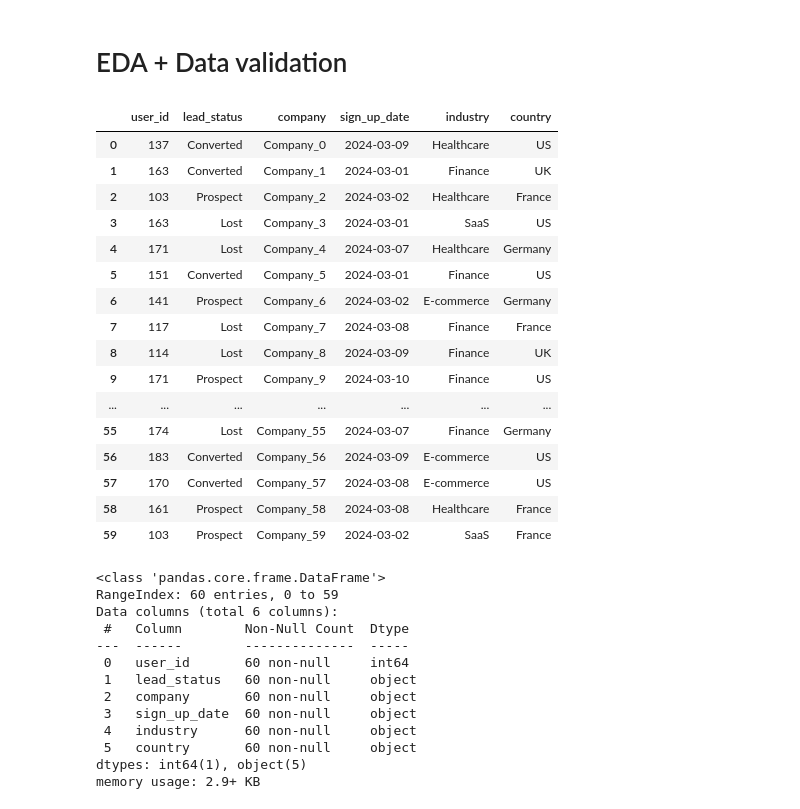
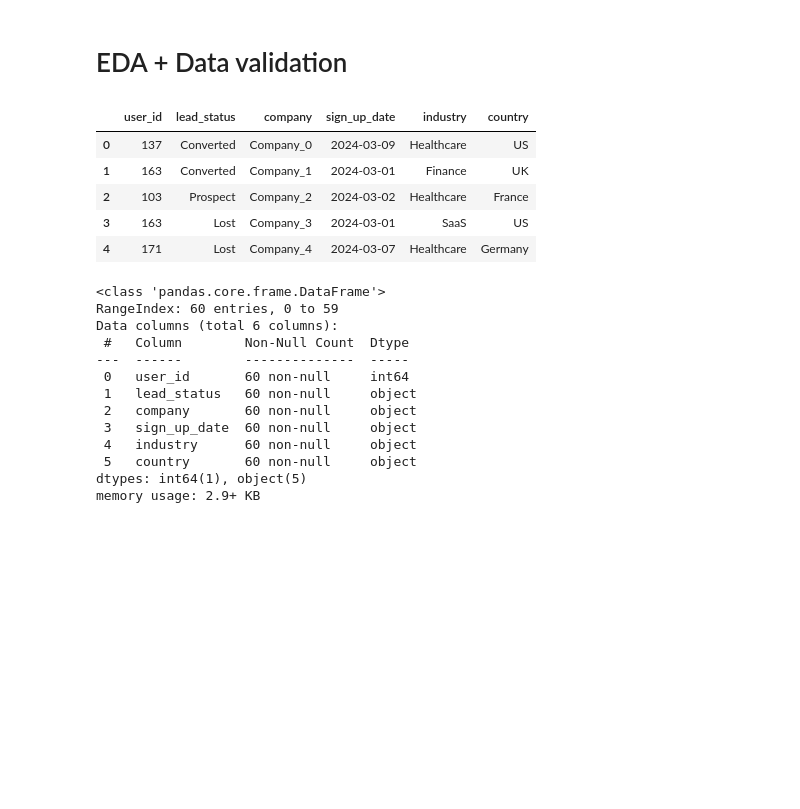
Before and after one commit to derfinn0501/case_study, a Jupyter notebook: process_data.ipynb, the cells around one changed output. Drawn from its saved outputs; the diff is of its cells as text; code cells hidden in the pictures; blank space fills up the shorter version.

```diff
--- a/process_data.ipynb
+++ b/process_data.ipynb
@@ -14,25 +18,14 @@ web_tracking_df = pd.read_csv(WEB_TRACKING_PATH)
 # %% [markdown]
 # EDA + Data validation
 # %%
-crm_df#.columns
+crm_df.head()
 # %% [output]
 |  | user_id | lead_status | company | sign_up_date | industry | country |
 | 0 | 137 | Converted | Company_0 | 2024-03-09 | Healthcare | US |
 | 1 | 163 | Converted | Company_1 | 2024-03-01 | Finance | UK |
 | 2 | 103 | Prospect | Company_2 | 2024-03-02 | Healthcare | France |
 | 3 | 163 | Lost | Company_3 | 2024-03-01 | SaaS | US |
 | 4 | 171 | Lost | Company_4 | 2024-03-07 | Healthcare | Germany |
-| 5 | 151 | Converted | Company_5 | 2024-03-01 | Finance | US |
-| 6 | 141 | Prospect | Company_6 | 2024-03-02 | E-commerce | Germany |
-| 7 | 117 | Lost | Company_7 | 2024-03-08 | Finance | France |
-| 8 | 114 | Lost | Company_8 | 2024-03-09 | Finance | UK |
-| 9 | 171 | Prospect | Company_9 | 2024-03-10 | Finance | US |
-| ... | ... | ... | ... | ... | ... | ... |
-| 55 | 174 | Lost | Company_55 | 2024-03-07 | Finance | Germany |
-| 56 | 183 | Converted | Company_56 | 2024-03-09 | E-commerce | US |
-| 57 | 170 | Converted | Company_57 | 2024-03-08 | E-commerce | US |
-| 58 | 161 | Prospect | Company_58 | 2024-03-08 | Healthcare | France |
-| 59 | 103 | Prospect | Company_59 | 2024-03-02 | SaaS | France |
 # %%
 crm_df.info()
 # %% [output]
```
Also changed, not shown: parts of 28 cells of this notebook, 18 other files.
